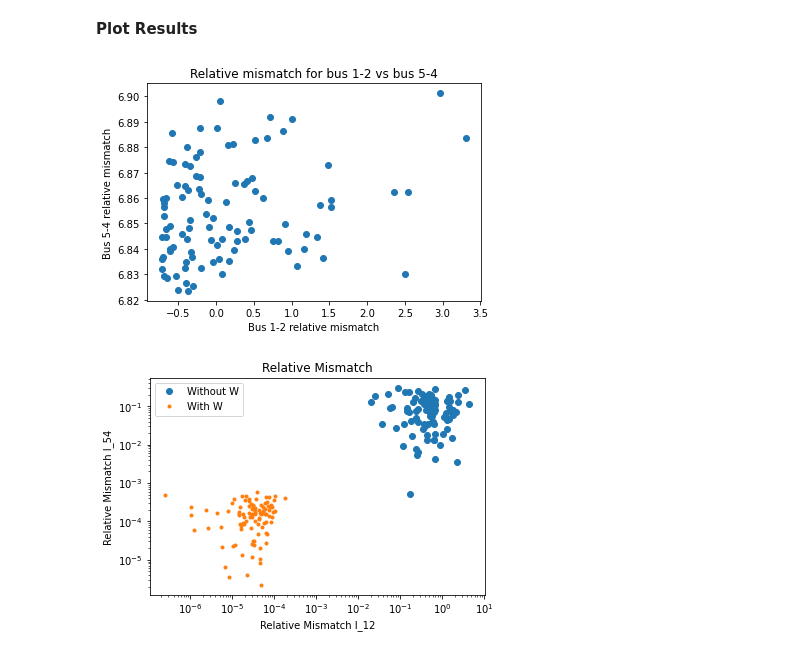
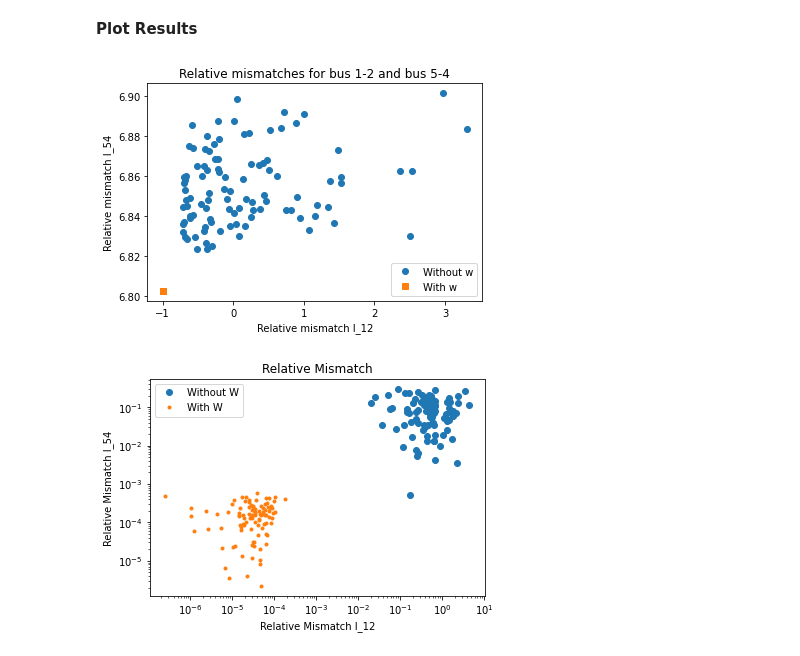
Before and after one commit to leobt23/ADRI, a Jupyter notebook: tpc3/Aula3_Students.ipynb, the cells around one changed output. Cells and saved outputs as stored; diff of their text form; code cells hidden in the pictures.

```diff
--- a/tpc3/Aula3_Students.ipynb
+++ b/tpc3/Aula3_Students.ipynb
@@ -302,16 +302,18 @@ ee_2=np.transpose(np.matrix,sum(np.transpose(rms_2)))/m
 # %%
 import matplotlib.pyplot as plt
 
-# Plot relative mismatch for bus 1-2 and 5-4
-plt.figure()
-plt.plot(ei12a, ei54a, 'o')
+# Create the plot
+plt.plot(ei12a, ei54a, 'o', label='Without w')
+plt.plot(ei12a_2, ei54a_2, 's', label='With w')
 plt.xlabel('Relative mismatch I_12')
 plt.ylabel('Relative mismatch I_54')
 plt.title('Relative mismatches for bus 1-2 and bus 5-4')
+plt.legend()
 
+# Display the plot
 plt.show()
 # %% [output]
-[figure, old version]
+[figure, new version]
 # %%
 # %% [output]
 [figure]
```
